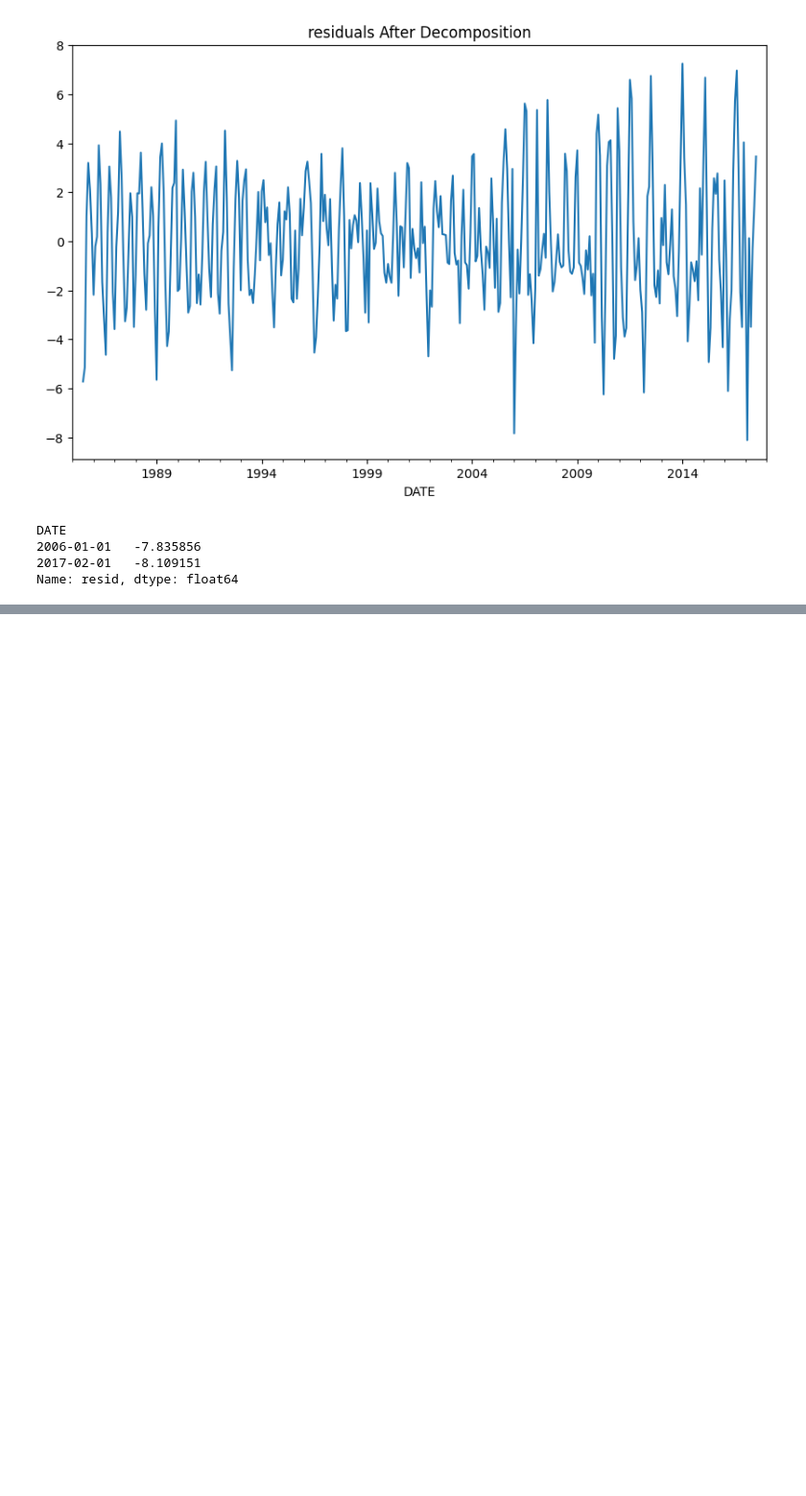
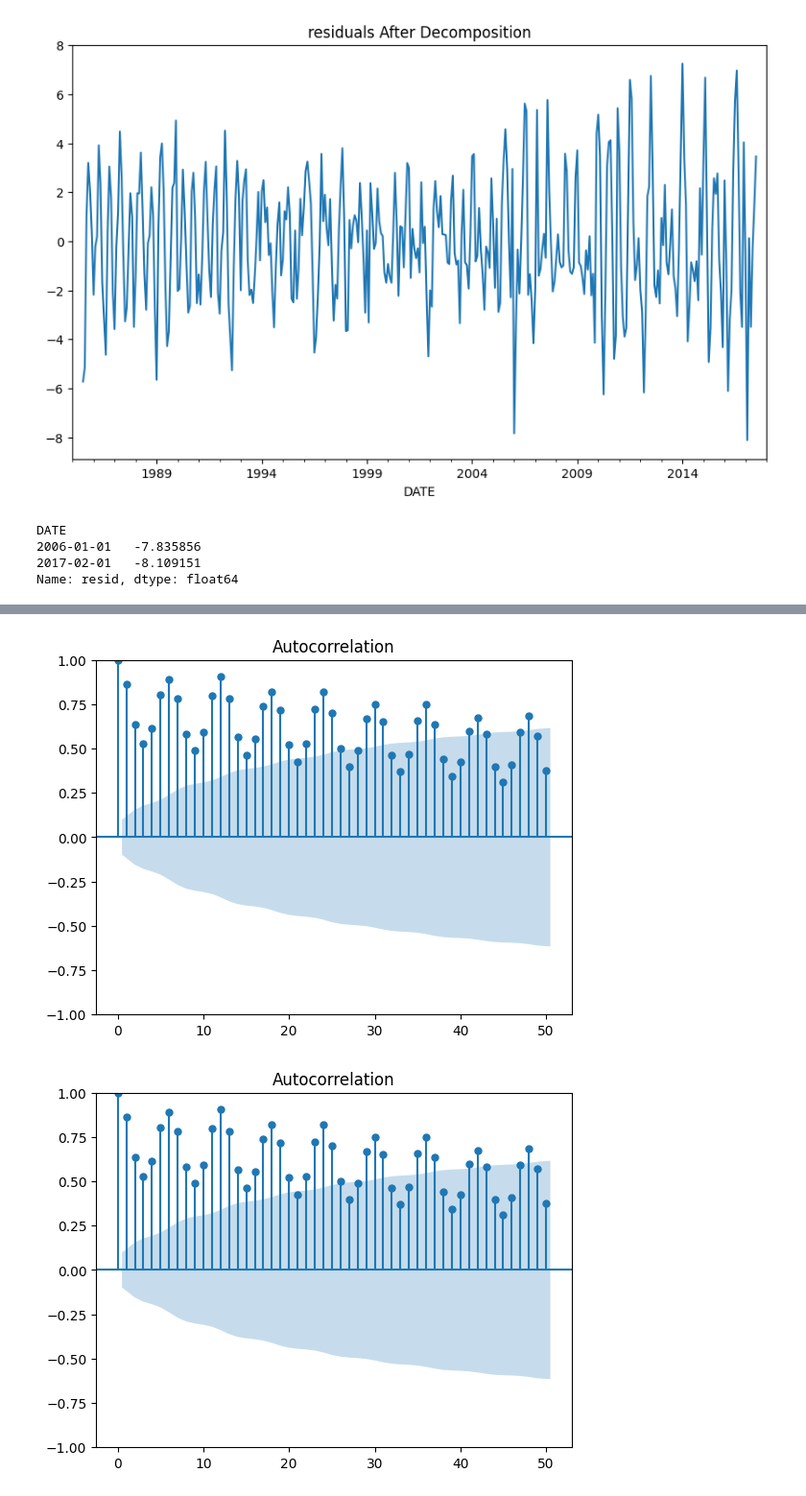
Before and after one commit to injilashah/TSD, a Jupyter notebook: starter_pack.ipynb, the cells around one changed output, grey strips where cells are left out. Shown at 96% size. Drawn from its saved outputs; the diff is of its cells as text; code cells hidden in the pictures; blank space fills up the shorter version.

```diff
--- a/starter_pack.ipynb
+++ b/starter_pack.ipynb
@@ -102,0 +113,7 @@ Name: resid, dtype: float64
+# %%
+# subtracting the current value from the previous value
+from statsmodels.graphics.tsaplots import plot_acf, plot_pacf
+plot_acf(tdf["IPG2211A2N"], lags=50)
+# %% [output]
+[figure, added]
+[figure, added]
```
Also changed, not shown: parts of 28 cells of this notebook.
